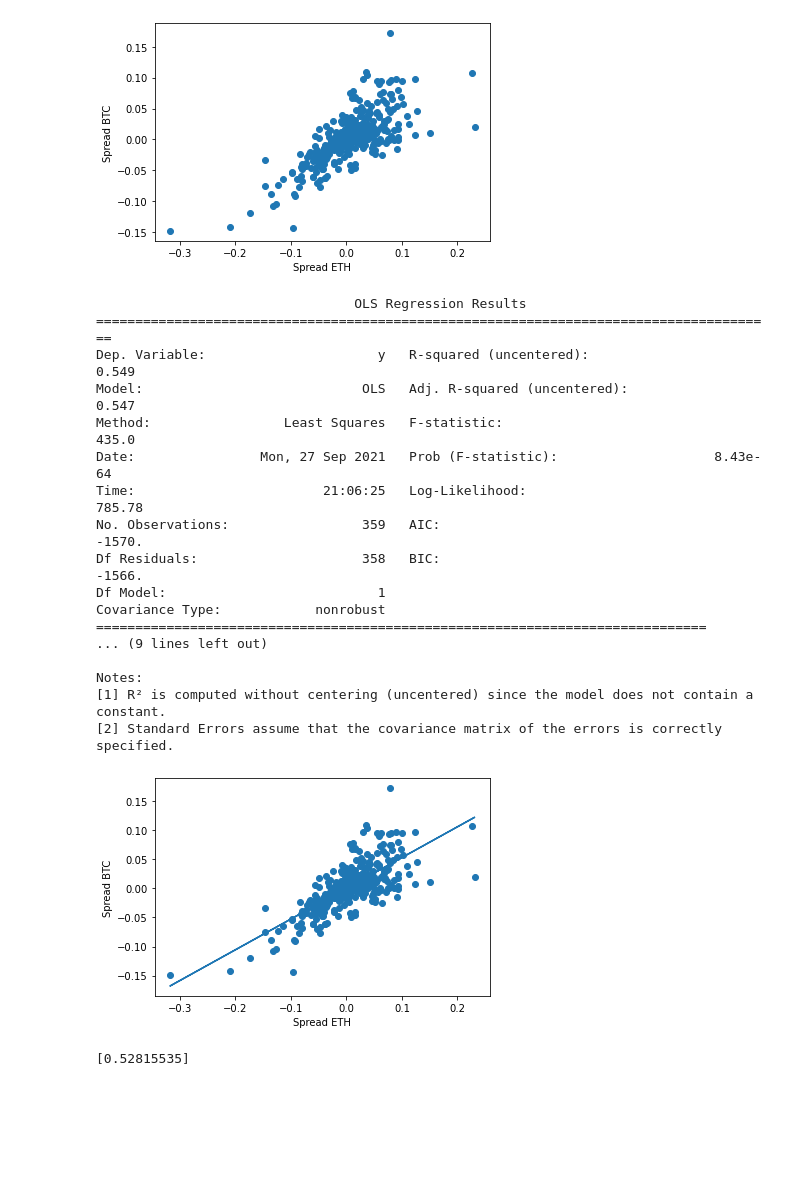
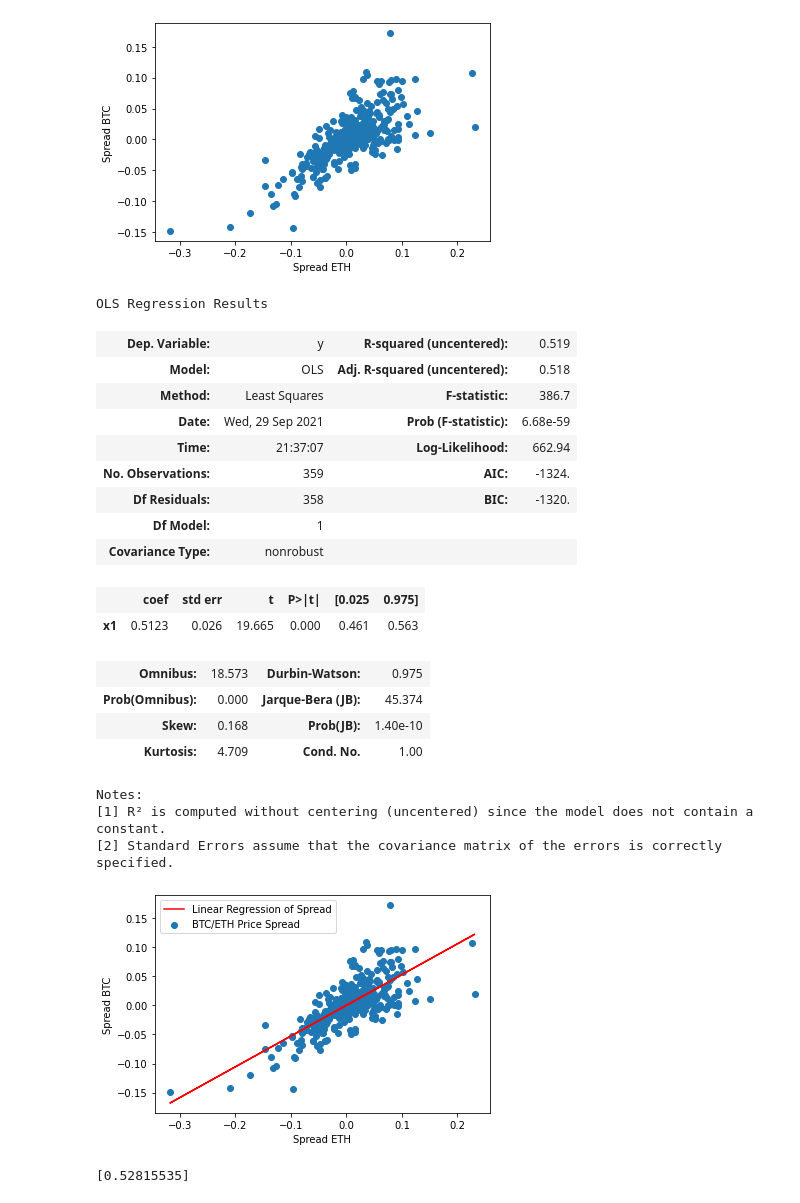
Before and after one commit to DataTortuga/crypto-pair-trade-analysis, a Jupyter notebook: BTC-ETH-Pair-Trade/BTC-ETH-Pair-Trade2.ipynb, the cells around one changed output. Drawn from its saved outputs; the diff is of its cells as text; code cells hidden in the pictures; blank space fills up the shorter version.

```diff
--- a/BTC-ETH-Pair-Trade/BTC-ETH-Pair-Trade2.ipynb
+++ b/BTC-ETH-Pair-Trade/BTC-ETH-Pair-Trade2.ipynb
@@ -239,7 +241,7 @@ print("According to finance theory the log of price is essentially a random walk
 According to finance theory the log of price is essentially a random walk
 # %%
-spread_btc = []
-spread_eth = []
+spread_btc = [0]
+spread_eth = [0]
 for i in range(len(log_close_btc)):
     if i+1 > len(log_close_btc)-1:
         break
@@ -290,34 +294,36 @@ plt.show()
 [figure]
 # %%
 ols_result=sm.OLS(spread_btc, spread_eth).fit()
-print(ols_result.summary())np.log(log_close_eth)
-log_close_eth
+ols_result.summary()
 # %% [output]
-                                 OLS Regression Results
-=======================================================================================
-Dep. Variable:                      y   R-squared (uncentered):                   0.549
-Model:                            OLS   Adj. R-squared (uncentered):              0.547
-Method:                 Least Squares   F-statistic:                              435.0
-Date:                Mon, 27 Sep 2021   Prob (F-statistic):                    8.43e-64
-Time:                        21:06:25   Log-Likelihood:                          785.78
-No. Observations:                 359   AIC:                                     -1570.
-Df Residuals:                     358   BIC:                                     -1566.
-Df Model:                           1
-Covariance Type:            nonrobust
-==============================================================================
-... (9 lines left out)
-
-Notes:
-[1] R² is computed without centering (uncentered) since the model does not contain a constant.
-[2] Standard Errors assume that the covariance matrix of the errors is correctly specified.
+OLS Regression Results
+| Dep. Variable: | y | R-squared (uncentered): | 0.519 |
+| Model: | OLS | Adj. R-squared (uncentered): | 0.518 |
+| Method: | Least Squares | F-statistic: | 386.7 |
+| Date: | Wed, 29 Sep 2021 | Prob (F-statistic): | 6.68e-59 |
+| Time: | 21:37:07 | Log-Likelihood: | 662.94 |
+| No. Observations: | 359 | AIC: | -1324. |
+| Df Residuals: | 358 | BIC: | -1320. |
+| Df Model: | 1 |  |  |
+| Covariance Type: | nonrobust |  |  |
+|  | coef | std err | t | P>|t| | [0.025 | 0.975] |
+| x1 | 0.5123 | 0.026 | 19.665 | 0.000 | 0.461 | 0.563 |
+| Omnibus: | 18.573 | Durbin-Watson: | 0.975 |
+| Prob(Omnibus): | 0.000 | Jarque-Bera (JB): | 45.374 |
+| Skew: | 0.168 | Prob(JB): | 1.40e-10 |
+| Kurtosis: | 4.709 | Cond. No. | 1.00 |
+Notes:
+[1] R² is computed without centering (uncentered) since the model does not contain a constant.
+[2] Standard Errors assume that the covariance matrix of the errors is correctly specified.
 # %%
-plt.scatter(spread_eth,spread_btc)
-plt.plot(spread_eth, ols_result.predict(),label='')
+plt.scatter(spread_eth,spread_btc,label='BTC/ETH Price Spread')
+plt.plot(spread_eth, ols_result.predict(),label='Linear Regression of Spread',c="red")
+plt.legend()
 plt.xlabel('Spread ETH')
 plt.ylabel('Spread BTC')
 plt.show()
 
 print(ols_result.params)
 # %% [output]
-[figure, old version]
+[figure, new version]
 [0.52815535]
```
Also changed, not shown: parts of 11 cells of this notebook.
